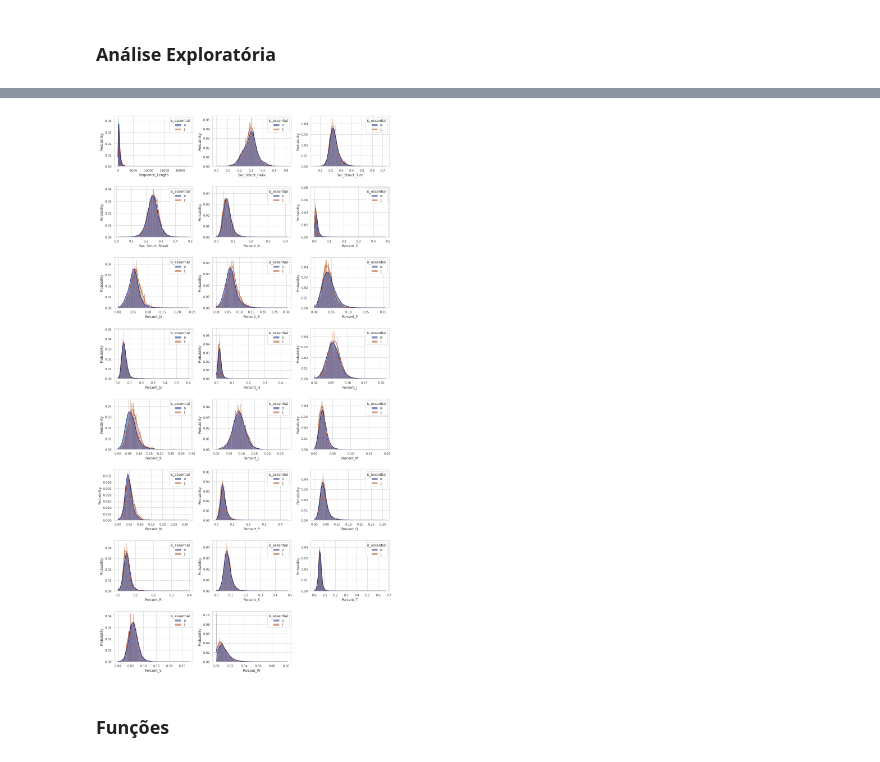
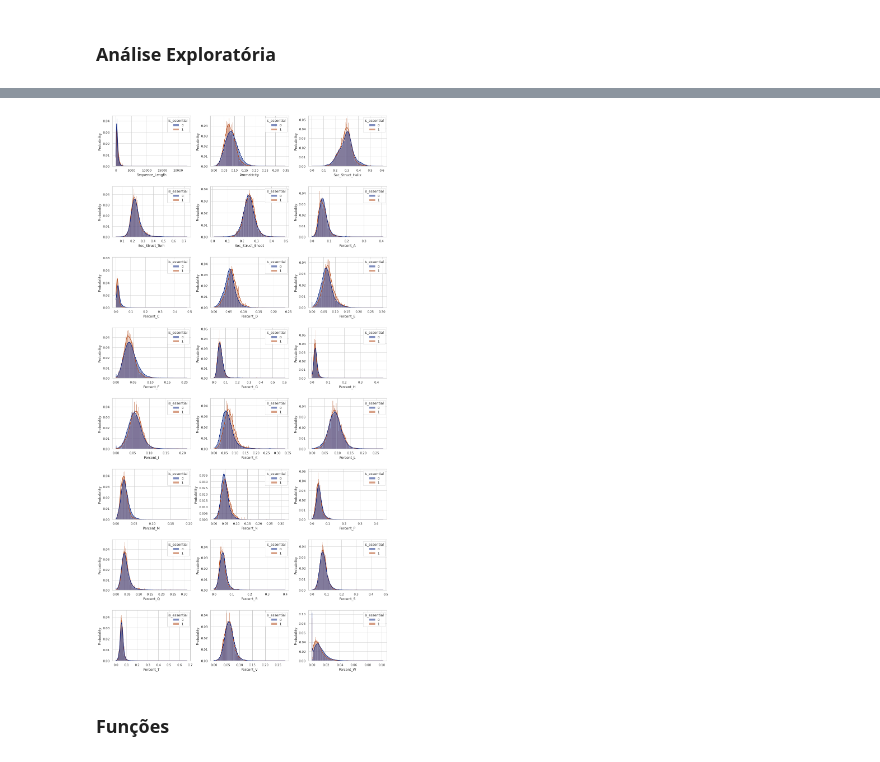
Before and after one commit to JessicaIta/sequence-protein-features, a Jupyter notebook: xgboost-algorithm.ipynb, the cells around one changed output, grey strips where cells are left out. Drawn from its saved outputs; the diff is of its cells as text; code cells hidden in the pictures.

```diff
--- a/xgboost-algorithm.ipynb
+++ b/xgboost-algorithm.ipynb
@@ -72,7 +72,7 @@ plt.title('Distribuição dos dados - Baseadas em Sequência')
 
 # Dados para cada subplot
 
-for index, value in zip(range(1,5), features):
+for index, value in zip(range(1,6), features):
     plt.subplot(3, 2, index)
     sns.histplot(data=df, x=value, hue="is_essential",
              stat="probability", common_norm=False, kde=True)
@@ -87,35 +87,35 @@ plt.show()
 # %%
-features_seq = ['Sequence_Length', 'Sec_Struct_Helix',
+features_seq = ['Sequence_Length', 'Aromaticity', 'Sec_Struct_Helix',
        'Sec_Struct_Turn', 'Sec_Struct_Sheet', 'Percent_A', 'Percent_C',
        'Percent_D', 'Percent_E', 'Percent_F', 'Percent_G', 'Percent_H',
        'Percent_I', 'Percent_K', 'Percent_L', 'Percent_M', 'Percent_N',
        'Percent_P', 'Percent_Q', 'Percent_R', 'Percent_S', 'Percent_T',
        'Percent_V', 'Percent_W', 'Percent_Y']
 
 
 plt.rcParams['figure.figsize'] = (16,30)
 
 plt.figure(1)
 
 sns.set_theme(style="whitegrid", palette="dark")
 
 plt.title('Distribuição dos dados - Medidas de Centralidade e Clustering')
 
 # Dados para cada subplot
 
-for index, value in zip(range(1,24), features_seq):
+for index, value in zip(range(1,25), features_seq):
     plt.subplot(8, 3, index)
     sns.histplot(data=df, x=value, hue="is_essential",
              stat="probability", common_norm=False, kde=True)
 
 
 plt.subplots_adjust(top=0.95, bottom=0.05, left=0.10, right=0.95, hspace=0.4,
                     wspace=0.25)
 
 plt.savefig("results_sequence.jpg")
 plt.show()
 # %% [output]
-[figure, old version]
+[figure, new version]
 # %% [markdown]
 ### Funções
 # %%
```
Also changed, not shown: parts of 13 cells of this notebook, 4 other files.
